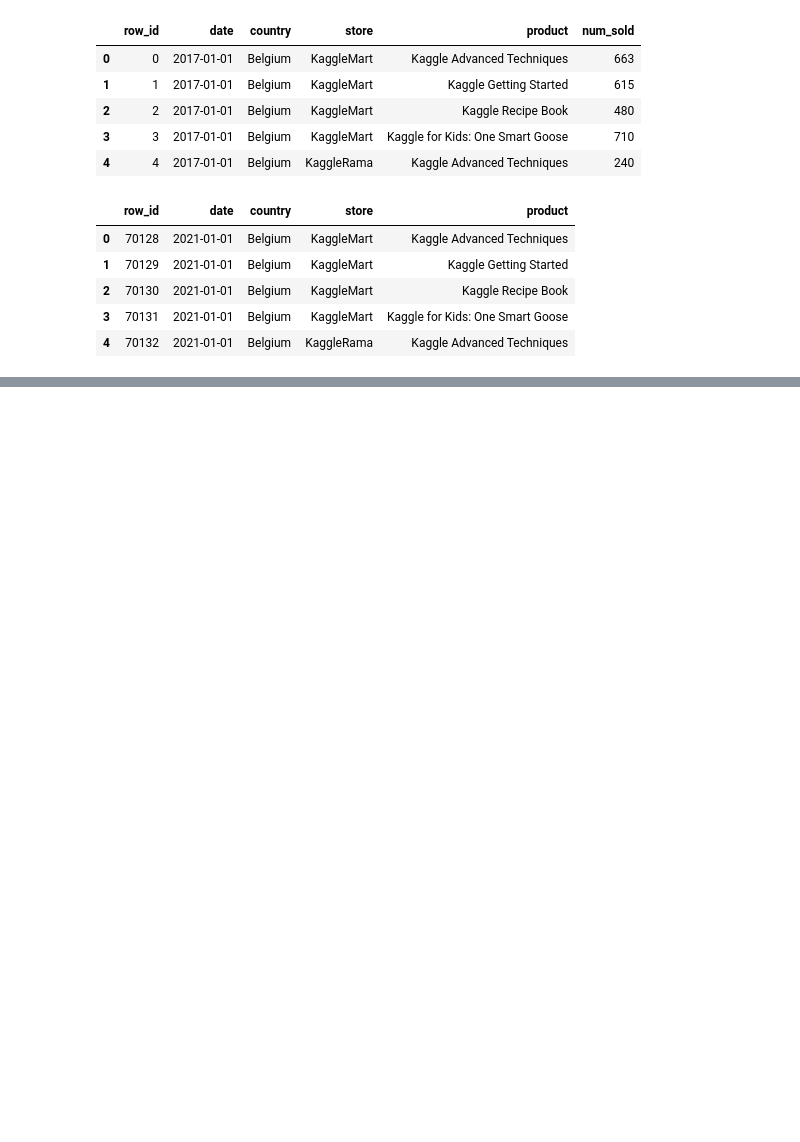
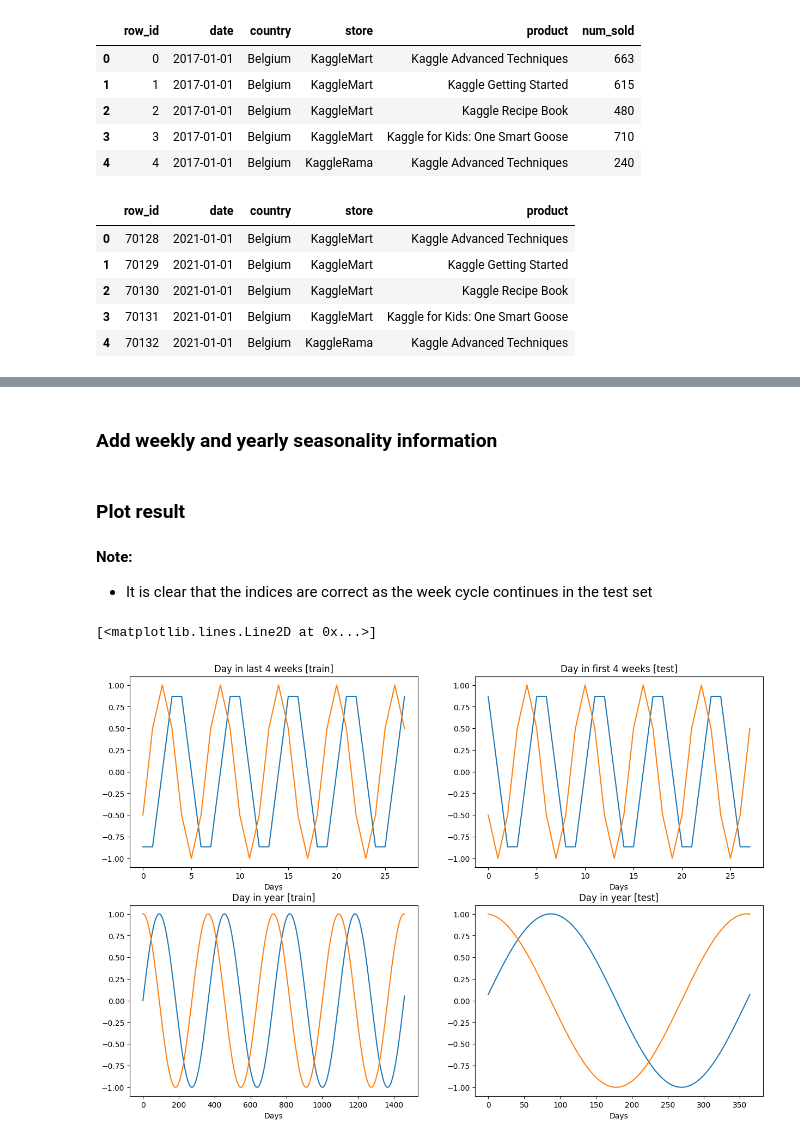
Before and after one commit to Jan-Oliver/Kaggle_TPS_SEP22, a Jupyter notebook: jupyter/train.ipynb, the cells around one changed output, grey strips where cells are left out. Cells and saved outputs as stored; diff of their text form; code cells hidden in the pictures; blank space fills up the shorter version.

Commit message:
fix: error with sin/cos asignment to rows of dataset

```diff
--- a/jupyter/train.ipynb
+++ b/jupyter/train.ipynb
@@ -146,0 +77,51 @@ test_df_2020 = test_df[test_df["date"] > pd.Timestamp("2020-01-01")].copy(deep=T
+# %% [markdown]
+### Add weekly and yearly seasonality information
+# %%
+# Note: As weeks don't end after 1 year it is important to count the day indices from the
+# beginning of the train all the way to the end of the test set.
+day_indices = np.array([i // ROWS_PER_DAY for i in range(0, len(train_df) + len(test_df))])
+# Seperate indices
+day_indices_train = day_indices[:len(train_df)]
+day_indices_test = day_indices[len(train_df):]
+
+#day_indices_test = np.array([i // ROWS_PER_DAY for i in range(0, len(test_df))])
+assert len(day_indices_train) == train_df.shape[0]
+assert len(day_indices_test) == test_df.shape[0]
+# %%
+# Add seasonality information as sine & cosine to train & test dataset
+# Note: Substract 1 as we start counting from 0
+train_df['week_sin'] = np.sin(day_indices_train * (2 * np.pi / (DAYS_PER_WEEK - 1)))
+train_df['week_cos'] = np.cos(day_indices_train * (2 * np.pi / (DAYS_PER_WEEK - 1)))
+train_df['year_sin'] = np.sin(day_indices_train * (2 * np.pi / (DAYS_PER_YEAR - 1)))
+train_df['year_cos'] = np.cos(day_indices_train * (2 * np.pi / (DAYS_PER_YEAR - 1)))
+
+test_df['week_sin'] = np.sin(day_indices_test * (2 * np.pi / (DAYS_PER_WEEK - 1)))
+test_df['week_cos'] = np.cos(day_indices_test * (2 * np.pi / (DAYS_PER_WEEK - 1)))
+test_df['year_sin'] = np.sin(day_indices_test * (2 * np.pi / (DAYS_PER_YEAR - 1)))
+test_df['year_cos'] = np.cos(day_indices_test * (2 * np.pi / (DAYS_PER_YEAR - 1)))
+# %% [markdown]
+### Plot result
+# %% [markdown]
+<b> Note: </b>
+- It is clear that the indices are correct as the week cycle continues in the test set
+# %%
+fig, axes = plt.subplots(nrows=2, ncols=2, figsize=(15,10))
+axes[0][0].set_title('Day in last 4 weeks [train]')
+axes[0][0].set_xlabel('Days')
+axes[0][0].plot(np.array(train_df['week_sin'])[::ROWS_PER_DAY][-28:])
+axes[0][0].plot(np.array(train_df['week_cos'])[::ROWS_PER_DAY][-28:])
+axes[0][1].set_title('Day in first 4 weeks [test]')
+axes[0][1].set_xlabel('Days')
+axes[0][1].plot(np.array(test_df['week_sin'])[::ROWS_PER_DAY][:28])
+axes[0][1].plot(np.array(test_df['week_cos'])[::ROWS_PER_DAY][:28])
+axes[1][0].set_title('Day in year [train]')
+axes[1][0].set_xlabel('Days')
+axes[1][0].plot(np.array(train_df['year_sin'])[::ROWS_PER_DAY])
+axes[1][0].plot(np.array(train_df['year_cos'])[::ROWS_PER_DAY])
+axes[1][1].set_title('Day in year [test]')
+axes[1][1].set_xlabel('Days')
+axes[1][1].plot(np.array(test_df['year_sin'])[::ROWS_PER_DAY])
+axes[1][1].plot(np.array(test_df['year_cos'])[::ROWS_PER_DAY])
+# %% [output]
+[<matplotlib.lines.Line2D at 0x...>]
+[figure, added]
```
Also changed, not shown: parts of 36 cells of this notebook.
